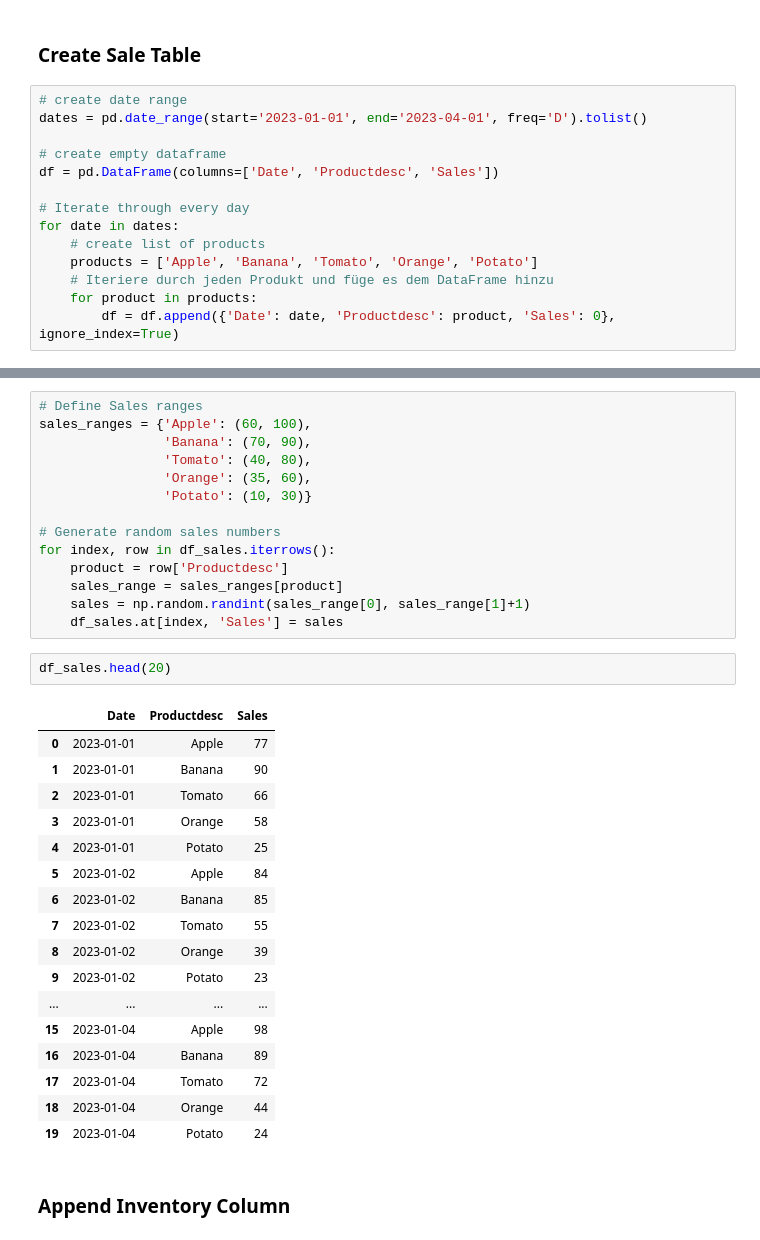
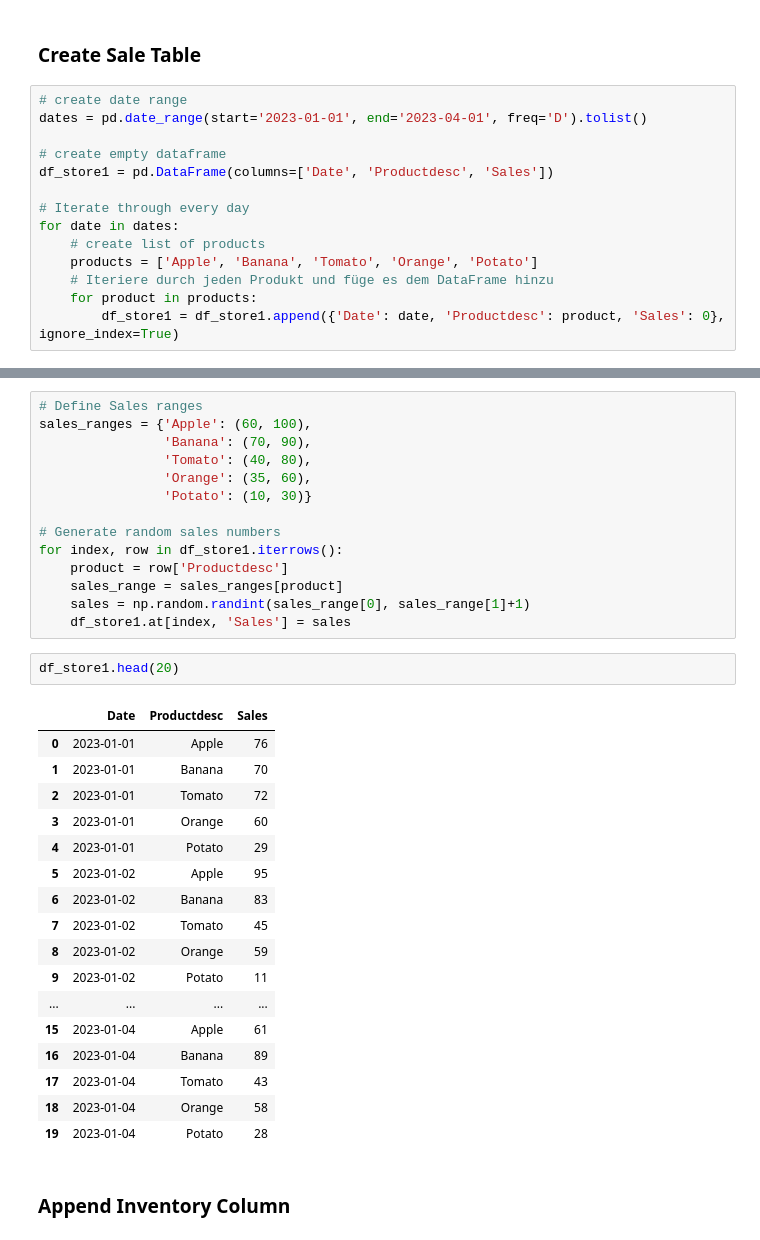
Before and after one commit to Pavlovj/bootcamp, a Jupyter notebook: Supermarketdata.ipynb, the cells around one changed output, grey strips where cells are left out. Saved outputs shown, nothing was run; the diff lists cells and outputs as text.

```diff
--- a/Supermarketdata.ipynb
+++ b/Supermarketdata.ipynb
@@ -10,7 +10,7 @@ import numpy as np
 dates = pd.date_range(start='2023-01-01', end='2023-04-01', freq='D').tolist()
 
 # create empty dataframe
-df = pd.DataFrame(columns=['Date', 'Productdesc', 'Sales'])
+df_store1 = pd.DataFrame(columns=['Date', 'Productdesc', 'Sales'])
 
 # Iterate through every day
 for date in dates:
@@ -18,4 +18,4 @@ for date in dates:
     products = ['Apple', 'Banana', 'Tomato', 'Orange', 'Potato']
     # Iteriere durch jeden Produkt und füge es dem DataFrame hinzu
     for product in products:
-        df = df.append({'Date': date, 'Productdesc': product, 'Sales': 0}, ignore_index=True)
+        df_store1 = df_store1.append({'Date': date, 'Productdesc': product, 'Sales': 0}, ignore_index=True)
@@ -46,31 +28,31 @@ sales_ranges = {'Apple': (60, 100),
                 'Potato': (10, 30)}
 
 # Generate random sales numbers
-for index, row in df_sales.iterrows():
+for index, row in df_store1.iterrows():
     product = row['Productdesc']
     sales_range = sales_ranges[product]
     sales = np.random.randint(sales_range[0], sales_range[1]+1)
-    df_sales.at[index, 'Sales'] = sales
+    df_store1.at[index, 'Sales'] = sales
 # %%
-df_sales.head(20)
+df_store1.head(20)
 # %% [output]
 |  | Date | Productdesc | Sales |
-| 0 | 2023-01-01 | Apple | 77 |
-| 1 | 2023-01-01 | Banana | 90 |
-| 2 | 2023-01-01 | Tomato | 66 |
-| 3 | 2023-01-01 | Orange | 58 |
-| 4 | 2023-01-01 | Potato | 25 |
-| 5 | 2023-01-02 | Apple | 84 |
-| 6 | 2023-01-02 | Banana | 85 |
-| 7 | 2023-01-02 | Tomato | 55 |
-| 8 | 2023-01-02 | Orange | 39 |
-| 9 | 2023-01-02 | Potato | 23 |
+| 0 | 2023-01-01 | Apple | 76 |
+| 1 | 2023-01-01 | Banana | 70 |
+| 2 | 2023-01-01 | Tomato | 72 |
+| 3 | 2023-01-01 | Orange | 60 |
+| 4 | 2023-01-01 | Potato | 29 |
+| 5 | 2023-01-02 | Apple | 95 |
+| 6 | 2023-01-02 | Banana | 83 |
+| 7 | 2023-01-02 | Tomato | 45 |
+| 8 | 2023-01-02 | Orange | 59 |
+| 9 | 2023-01-02 | Potato | 11 |
 | ... | ... | ... | ... |
-| 15 | 2023-01-04 | Apple | 98 |
+| 15 | 2023-01-04 | Apple | 61 |
 | 16 | 2023-01-04 | Banana | 89 |
-| 17 | 2023-01-04 | Tomato | 72 |
-| 18 | 2023-01-04 | Orange | 44 |
-| 19 | 2023-01-04 | Potato | 24 |
+| 17 | 2023-01-04 | Tomato | 43 |
+| 18 | 2023-01-04 | Orange | 58 |
+| 19 | 2023-01-04 | Potato | 28 |
 # %% [markdown]
 ### Append Inventory Column
 # %%
```
Also changed, not shown: parts of 12 cells of this notebook.
